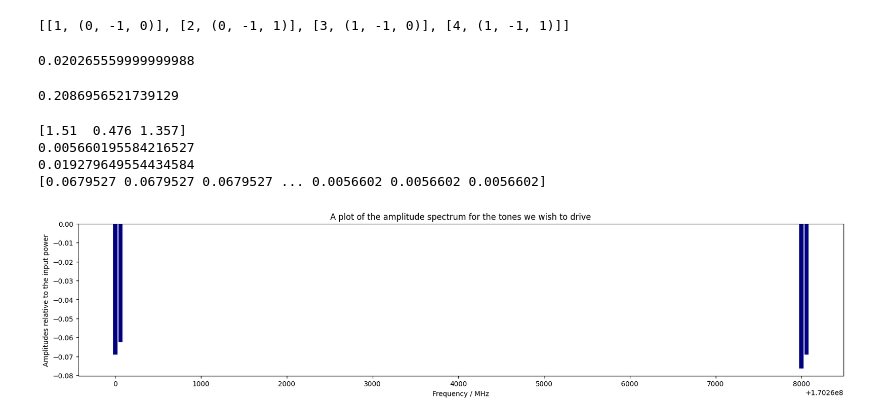
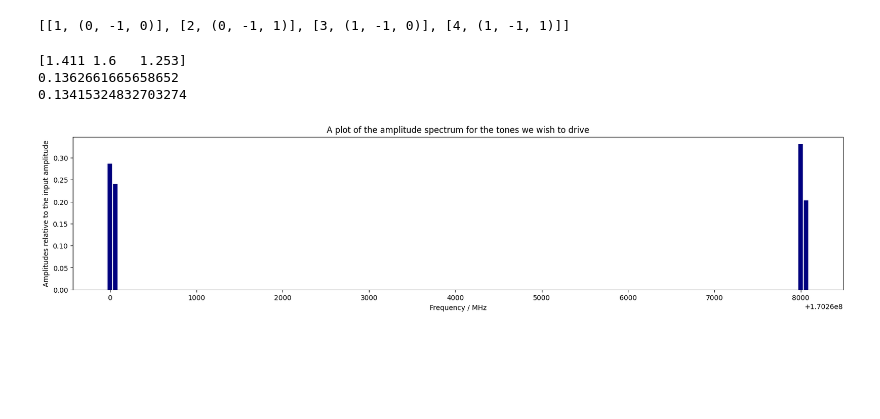
Before and after one commit to 0llieHale11/Finding-Modulation-Indices, a Jupyter notebook: ModIndicesCombo.ipynb, the cells around one changed output. Saved outputs shown, nothing was run; the diff lists cells and outputs as text; code cells hidden in the pictures; blank space fills up the shorter version.

```diff
--- a/ModIndicesCombo.ipynb
+++ b/ModIndicesCombo.ipynb
@@ -17,7 +17,7 @@ DwM = 60        #Metastable state splitting
 Dw = 170.26e6   #Difference between the lowest metastable state and the highest ground state
 
 #We are defining the frequency to be sitting above the
-Dw1 = 1500      #Where the unmodulated signal is sitting above the lowest ground state
+Dw1 = 2000      #Where the unmodulated signal is sitting above the lowest ground state
 
 #Define the frequency at which we have parked the beam - this is the most general way of defining the beam since
 w = (DwG - Dw1) + Dw
@@ -33,7 +33,7 @@ W = [DwG,DwG-Dw1,DwM]
 
 Order = 2   #Considering up to this order.
 
-M = [1,1.1,0.9,1]   #the matrix elements for each transition
+M = [1,1.1,0.9,1.3]   #the matrix elements for each transition
 # %%
 def COMBO(Order,W,M,Rinitial,Spacings,NumberOfPoints,Betas,Props,N,StepSize):
 
@@ -98,7 +98,7 @@ def COMBO(Order,W,M,Rinitial,Spacings,NumberOfPoints,Betas,Props,N,StepSize):
 
         #create a list of the relative Rabi frequencies:
         Rabis = []
-        for x in range(0,np.size(M)):
+        for x in range(0,np.size(Amps)):
             Rabis.append( abs( Amps[x]*M[x]) )
 
         mean = sum(Rabis) / np.size(Rabis)
@@ -252,14 +252,6 @@ N = 3*10**2
 COMBOIndices, COMBOFuncs, COMBODiffs, COMBOEffs = COMBO(Order,W,M,Rinitial,Spacings,NumberOfPoints,Betas,Props,N,StepSize)
 # %% [output]
 [[1, (0, -1, 0)], [2, (0, -1, 1)], [3, (1, -1, 0)], [4, (1, -1, 1)]]
-# %%
-0.3384**2 - 0.307**2
-# %% [output]
-0.020265559999999988
-# %%
-(0.3384-0.276)/0.299
-# %% [output]
-0.2086956521739129
 # %%
 ###Find the result - first reduce to only Diffs within our criteria and then choose the highest efficiency from this.
 mask = COMBODiffs <= min(COMBODiffs) #for now, just choose the best point. Restrict the range at a later point.
@@ -275,12 +267,10 @@ EffResult = min(TempEffs)
 print(IndicesResult)
 print(DiffResult)
 print(EffResult)
-print(COMBODiffs)
 # %% [output]
-[1.51  0.476 1.357]
-0.005660195584216527
-0.019279649554434584
-[0.0679527 0.0679527 0.0679527 ... 0.0056602 0.0056602 0.0056602]
+[1.411 1.6   1.253]
+0.1362661665658652
+0.13415324832703274
 # %%
 ### it would take too long to consider the combinations of every possible term, so this will plot only the frequencies we want:
 
@@ -331,15 +321,15 @@ def FindAmps(Combinations,ModIndices):
 
     return(Amps)
 
-Amps = FindAmps(Combinations,IndicesResult)
+Amps = np.abs(FindAmps(Combinations,IndicesResult))
 # %%
 #plot the power spectrum
 plt.figure(figsize=(20,4))
 plt.bar([w1,w2,w3,w4], Amps,width=50, color='navy')
 
 plt.xlabel('Frequency / MHz')
-plt.ylabel('Amplitudes relative to the input power')
+plt.ylabel('Amplitudes relative to the input amplitude')
 plt.title('A plot of the amplitude spectrum for the tones we wish to drive')
 plt.show()
 # %% [output]
-[figure, old version]
+[figure, new version]
```
Also changed, not shown: 2 other files.
